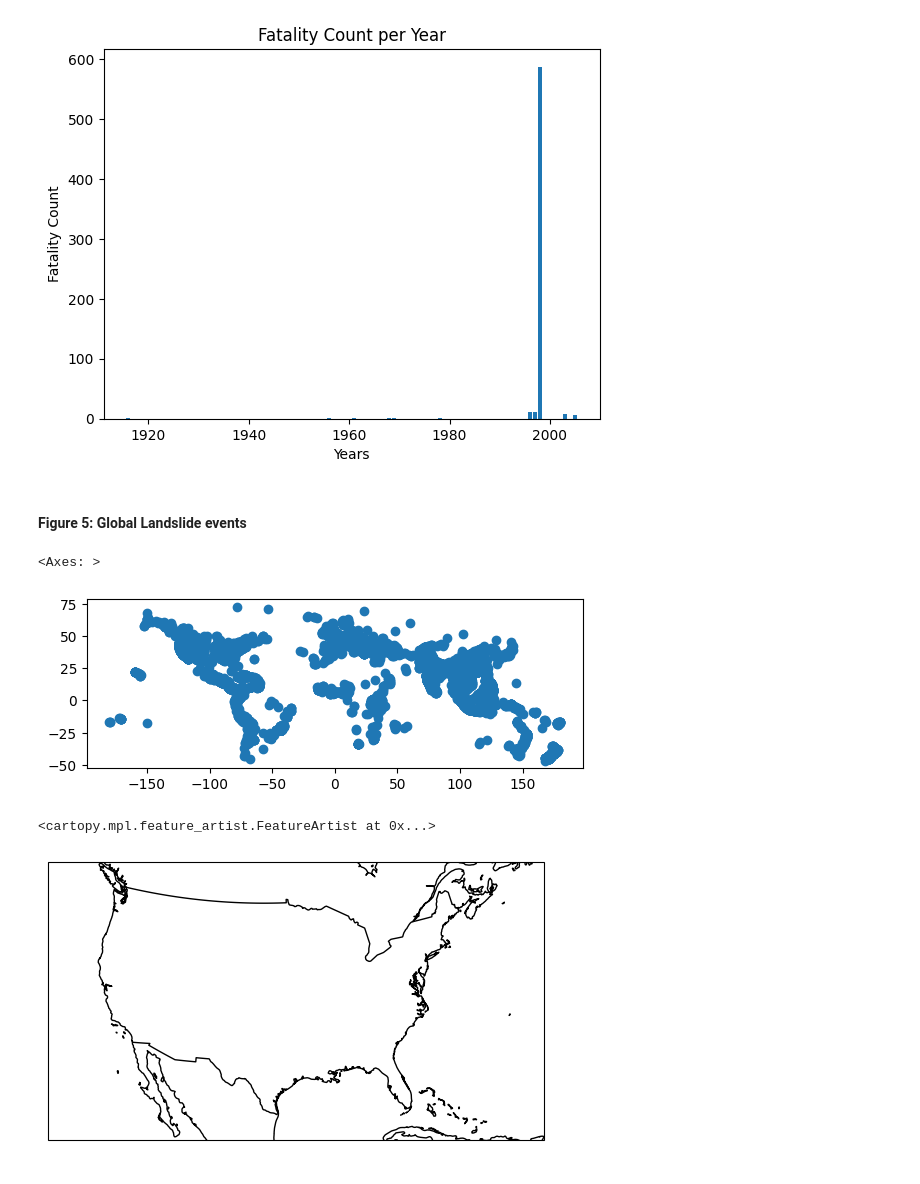
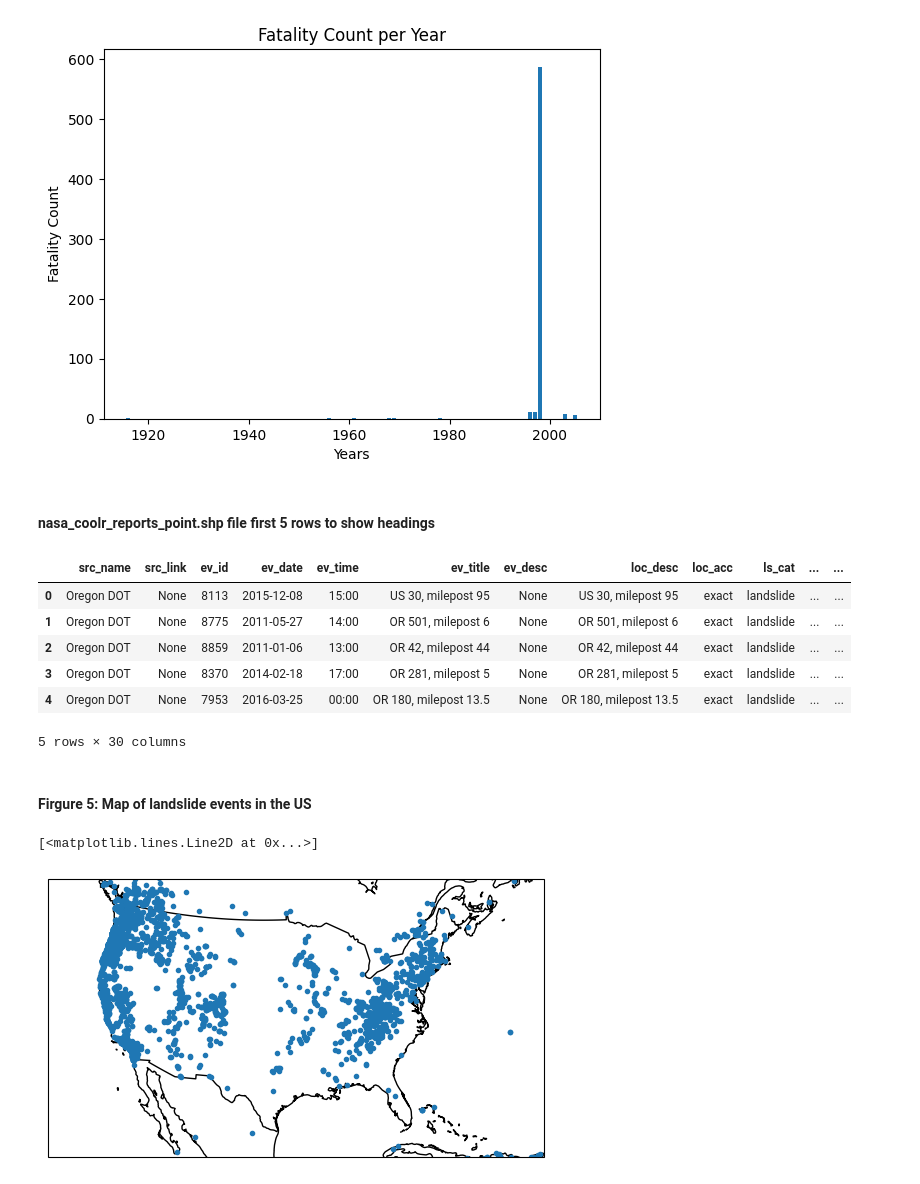
Before and after one commit to Kduff2/LandslideProject, a Jupyter notebook: term_paper.ipynb, the cells around one changed output. Saved outputs shown, nothing was run; the diff lists cells and outputs as text; code cells hidden in the pictures.

```diff
--- a/term_paper.ipynb
+++ b/term_paper.ipynb
@@ -76,27 +76,39 @@ plt.title("Fatality Count per Year")
 # %% [output]
 Text(0.5, 1.0, 'Fatality Count per Year')
 [figure]
-# %% [markdown]
-#### Figure 5: Global Landslide events
+# %% [markdown]
+#### nasa_coolr_reports_point.shp file first 5 rows to show headings
 # %%
 import geopandas as gpd
 
 landslide_events = gpd.read_file("nasa_coolr_reports_point.shp")
 
-landslide_events.plot()
+landslide_events.head()
 # %% [output]
+|  | src_name | src_link | ev_id | ev_date | ev_time | ev_title | ev_desc | loc_desc | loc_acc | ls_cat | ... | ... |
+| 0 | Oregon DOT | None | 8113 | 2015-12-08 | 15:00 | US 30, milepost 95 | None | US 30, milepost 95 | exact | landslide | ... | ... |
+| 1 | Oregon DOT | None | 8775 | 2011-05-27 | 14:00 | OR 501, milepost 6 | None | OR 501, milepost 6 | exact | landslide | ... | ... |
+| 2 | Oregon DOT | None | 8859 | 2011-01-06 | 13:00 | OR 42, milepost 44 | None | OR 42, milepost 44 | exact | landslide | ... | ... |
+| 3 | Oregon DOT | None | 8370 | 2014-02-18 | 17:00 | OR 281, milepost 5 | None | OR 281, milepost 5 | exact | landslide | ... | ... |
+| 4 | Oregon DOT | None | 7953 | 2016-03-25 | 00:00 | OR 180, milepost 13.5 | None | OR 180, milepost 13.5 | exact | landslide | ... | ... |
-<Axes: >
+5 rows × 30 columns
-[figure, removed]
+# %% [markdown]
+#### Firgure 5: Map of landslide events in the US
 # %%
+import matplotlib.pyplot as plt
 import cartopy.crs as ccrs
 import cartopy.feature as cfeature
 
-events = plt.subplot(1, 1, 1, projection=ccrs.AlbersEqualArea(central_longitude=-99, central_latitude=35))
 
-events.set_extent([-125, -65, 20, 50])
+landslides = plt.subplot(1, 1, 1, projection=ccrs.AlbersEqualArea(central_longitude=-99, central_latitude=35))
 
-events.add_feature(cfeature.COASTLINE)
-events.add_feature(cfeature.BORDERS)
+landslides.set_extent([-125, -65, 20, 50])
+
+landslides.add_feature(cfeature.COASTLINE)
+landslides.add_feature(cfeature.BORDERS)
+
+
+plt.plot(landslide_events.longitude, landslide_events.latitude, '.', transform=ccrs.PlateCarree())
 # %% [output]
-<cartopy.mpl.feature_artist.FeatureArtist at 0x...>
+[<matplotlib.lines.Line2D at 0x...>]
-[figure, old version]
+[figure, new version]
```
